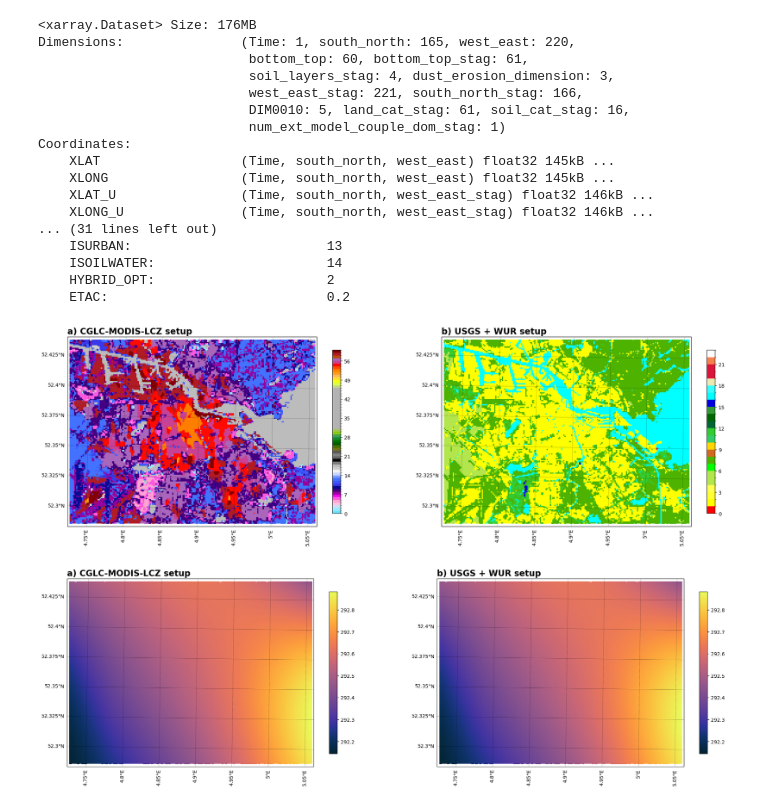
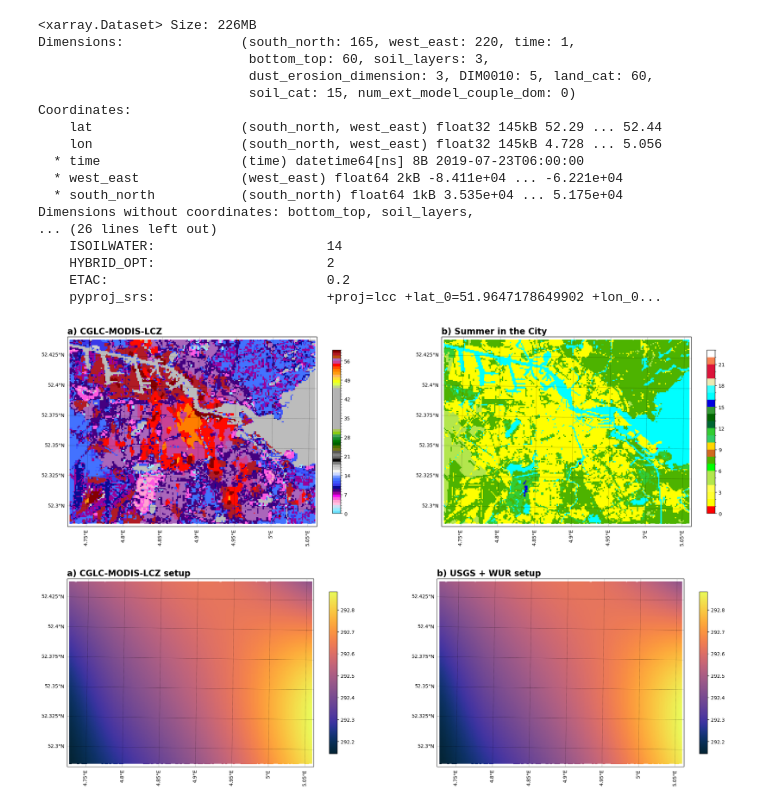
Before and after one commit to Urban-M4/snakemake-wrf, a Jupyter notebook: plot_input_files.ipynb, the cells around one changed output. Drawn from its saved outputs; the diff is of its cells as text; code cells hidden in the pictures.

```diff
--- a/plot_input_files.ipynb
+++ b/plot_input_files.ipynb
@@ -11,31 +11,31 @@ from matplotlib.colors import BoundaryNorm
 from matplotlib.colors import LinearSegmentedColormap
 # %%
 usgs_file = Dataset('/home/cdonnely/Urban-M4/misc/workflows/snakemake/output/usgs/wrfinput_d04')
-wur_file = Dataset('/home/cdonnely/Urban-M4/misc/workflows/snakemake/output/wur/wrfinput_d04')
-wur_lcz_file = Dataset('/home/cdonnely/Urban-M4/misc/workflows/snakemake/output/wur_lcz/wrfinput_d04')
+wur_file = Dataset('/home/cdonnely/Urban-M4/misc/workflows/snakemake/output/wur_urb/wrfinput_d04')
+wur_lcz_file = Dataset('/home/cdonnely/Urban-M4/misc/workflows/snakemake/output/wur_lcz_urb/wrfinput_d04')
 modis_file = Dataset('/home/cdonnely/Urban-M4/misc/workflows/snakemake/output/modis_lcz/wrfinput_d04')
 # %%
-import xarray as xr
-wur_lcz = xr.open_dataset('/home/cdonnely/Urban-M4/misc/workflows/snakemake/output/wur_lcz/wrfinput_d04')
+import salem
+wur_lcz = salem.open_wrf_dataset('/home/cdonnely/Urban-M4/misc/workflows/snakemake/output/wur_lcz/wrfinput_d04')
 wur_lcz
 # %% [output]
-<xarray.Dataset> Size: 176MB
-Dimensions:               (Time: 1, south_north: 165, west_east: 220,
-                           bottom_top: 60, bottom_top_stag: 61,
-                           soil_layers_stag: 4, dust_erosion_dimension: 3,
-                           west_east_stag: 221, south_north_stag: 166,
-                           DIM0010: 5, land_cat_stag: 61, soil_cat_stag: 16,
-                           num_ext_model_couple_dom_stag: 1)
+<xarray.Dataset> Size: 226MB
+Dimensions:               (south_north: 165, west_east: 220, time: 1,
+                           bottom_top: 60, soil_layers: 3,
+                           dust_erosion_dimension: 3, DIM0010: 5, land_cat: 60,
+                           soil_cat: 15, num_ext_model_couple_dom: 0)
 Coordinates:
-    XLAT                  (Time, south_north, west_east) float32 145kB ...
-    XLONG                 (Time, south_north, west_east) float32 145kB ...
-    XLAT_U                (Time, south_north, west_east_stag) float32 146kB ...
-    XLONG_U               (Time, south_north, west_east_stag) float32 146kB ...
-... (31 lines left out)
-    ISURBAN:                         13
+    lat                   (south_north, west_east) float32 145kB 52.29 ... 52.44
+    lon                   (south_north, west_east) float32 145kB 4.728 ... 5.056
+  * time                  (time) datetime64[ns] 8B 2019-07-23T06:00:00
+  * west_east             (west_east) float64 2kB -8.411e+04 ... -6.221e+04
+  * south_north           (south_north) float64 1kB 3.535e+04 ... 5.175e+04
+Dimensions without coordinates: bottom_top, soil_layers,
+... (26 lines left out)
     ISOILWATER:                      14
     HYBRID_OPT:                      2
     ETAC:                            0.2
+    pyproj_srs:                      +proj=lcc +lat_0=51.9647178649902 +lon_0...
 # %%
 usgs_luindex = wrf.getvar(usgs_file, 'LU_INDEX')
 wur_luindex = wrf.getvar(wur_file, 'LU_INDEX')
@@ -145,31 +145,31 @@ extent = [np.min(lon), np.max(lon), np.min(lat), np.max(lat)]
 # %%
 fig = plt.figure(figsize=(25, 10))
 ax1 = fig.add_subplot(1, 2, 1, projection=cart_proj)
 gl1 = ax1.gridlines(**ax_options)
 gl1.right_labels = False
 gl1.top_labels = False
 ax1.set_extent(extent)
 ct1 = ax1.pcolormesh(
     lon, lat, modis_luindex, cmap=cmap2, norm=norm2, transform=ccrs.PlateCarree()
 )
 ax1.coastlines(linewidth=1.0, resolution='10m')
-ax1.set_title('a) CGLC-MODIS-LCZ setup', **title_options)
+ax1.set_title('a) CGLC-MODIS-LCZ', **title_options)
 cbar1 = fig.colorbar(ct1, ax=ax1, shrink=0.6)
 #cbar1.ax.set_yticklabels(labels)
 
 ax2 = fig.add_subplot(1, 2, 2, projection=cart_proj)
 gl2 = ax2.gridlines(**ax_options)
 gl2.right_labels = False
 gl2.top_labels = False
 ax2.set_extent(extent)
 ct2 = ax2.pcolormesh(
     lon, lat, wur_luindex, cmap=cmap, norm=norm, transform=ccrs.PlateCarree()
 )
 ax1.coastlines(linewidth=1.0, resolution='10m')
-ax2.set_title('b) USGS + WUR setup', **title_options)
+ax2.set_title('b) Summer in the City', **title_options)
 cbar2 = fig.colorbar(ct2, ax=ax2, shrink=0.6)
 # %% [output]
-[figure, old version]
+[figure, new version]
 # %%
 usgs_T2 = wrf.getvar(usgs_file, 'T2')
 wur_T2 = wrf.getvar(wur_file, 'T2')
```
Also changed, not shown: parts of 1 cell of this notebook, 1 other file.
